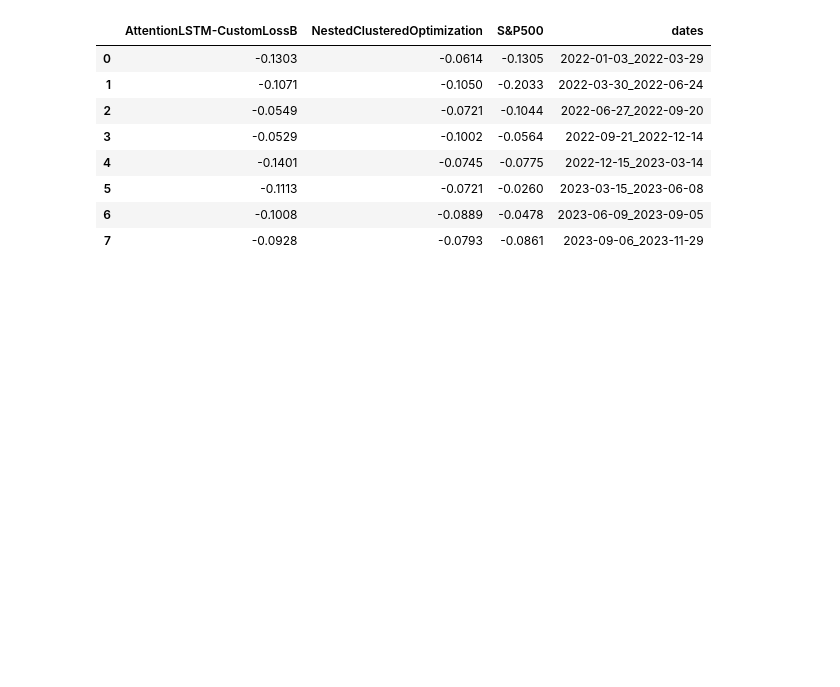
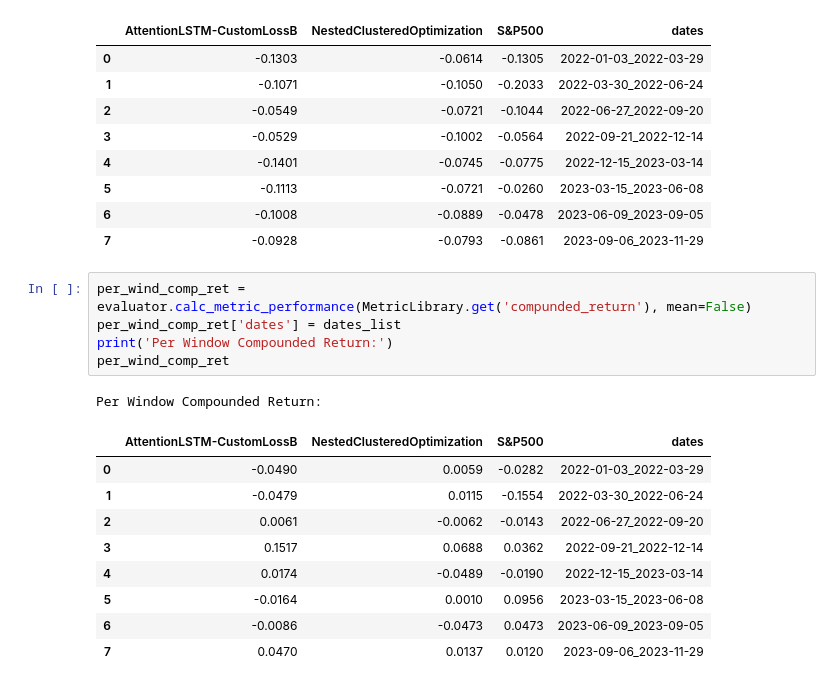
Before and after one commit to travisdesell/exact, a Jupyter notebook: financial_loss_functions/exploration/test_analysis.ipynb, the cells around one changed output. Cells and saved outputs as stored; diff of their text form; blank space fills up the shorter version.

```diff
--- a/financial_loss_functions/exploration/test_analysis.ipynb
+++ b/financial_loss_functions/exploration/test_analysis.ipynb
@@ -763,3 +765,19 @@ Per Window Max Drawdown:
 | 5 | -0.1113 | -0.0721 | -0.0260 | 2023-03-15_2023-06-08 |
 | 6 | -0.1008 | -0.0889 | -0.0478 | 2023-06-09_2023-09-05 |
 | 7 | -0.0928 | -0.0793 | -0.0861 | 2023-09-06_2023-11-29 |
+# %%
+per_wind_comp_ret = evaluator.calc_metric_performance(MetricLibrary.get('compunded_return'), mean=False)
+per_wind_comp_ret['dates'] = dates_list
+print('Per Window Compounded Return:')
+per_wind_comp_ret
+# %% [output]
+Per Window Compounded Return:
+|  | AttentionLSTM-CustomLossB | NestedClusteredOptimization | S&P500 | dates |
+| 0 | -0.0490 | 0.0059 | -0.0282 | 2022-01-03_2022-03-29 |
+| 1 | -0.0479 | 0.0115 | -0.1554 | 2022-03-30_2022-06-24 |
+| 2 | 0.0061 | -0.0062 | -0.0143 | 2022-06-27_2022-09-20 |
+| 3 | 0.1517 | 0.0688 | 0.0362 | 2022-09-21_2022-12-14 |
+| 4 | 0.0174 | -0.0489 | -0.0190 | 2022-12-15_2023-03-14 |
+| 5 | -0.0164 | 0.0010 | 0.0956 | 2023-03-15_2023-06-08 |
+| 6 | -0.0086 | -0.0473 | 0.0473 | 2023-06-09_2023-09-05 |
+| 7 | 0.0470 | 0.0137 | 0.0120 | 2023-09-06_2023-11-29 |
```
Also changed, not shown: parts of 7 cells of this notebook.
